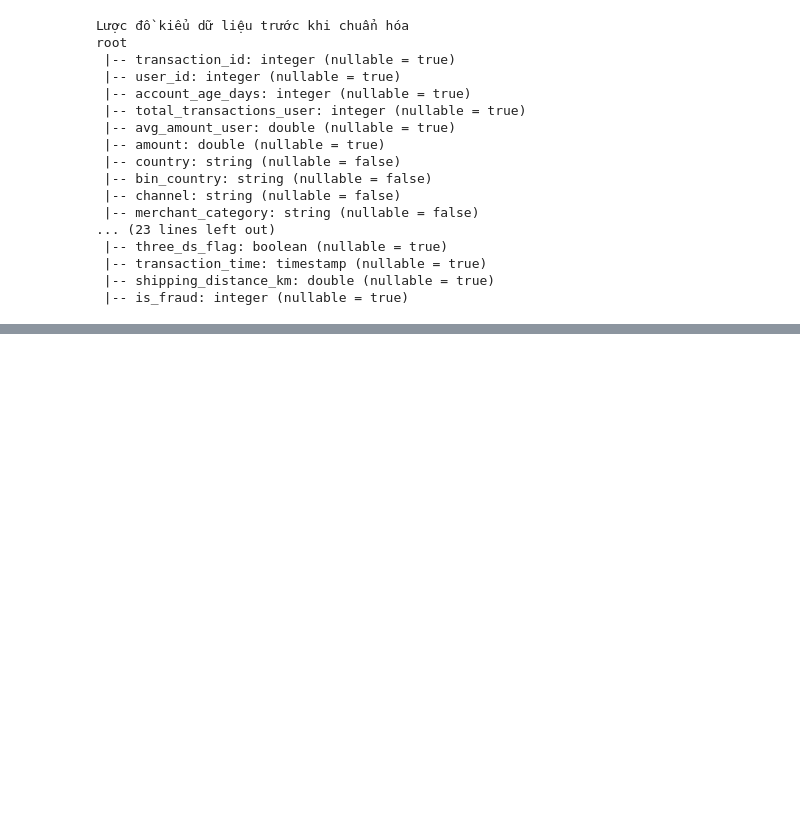
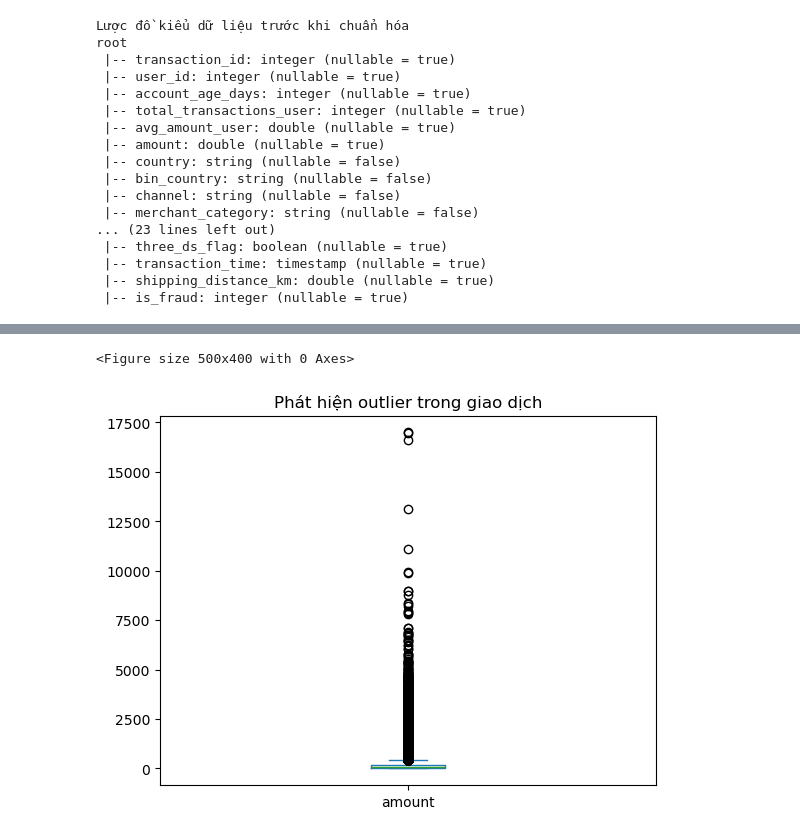
Before and after one commit to Leonn2285/E-Commerce-Fraud-Detection, a Jupyter notebook: ecommerce-fraud-detection/transaction.ipynb, the cells around one changed output, grey strips where cells are left out. Saved outputs shown, nothing was run; the diff lists cells and outputs as text; code cells hidden in the pictures; blank space fills up the shorter version.

```diff
--- a/ecommerce-fraud-detection/transaction.ipynb
+++ b/ecommerce-fraud-detection/transaction.ipynb
@@ -148,0 +204,8 @@ root
+# %%
+plt.figure(figsize=(5,4))
+pdf[["amount"]].plot(kind="box")
+plt.title("Phát hiện outlier trong giao dịch")
+plt.show()
+# %% [output]
+<Figure size 500x400 with 0 Axes>
+[figure, added]
```
Also changed, not shown: parts of 11 cells of this notebook, 1 other file.
